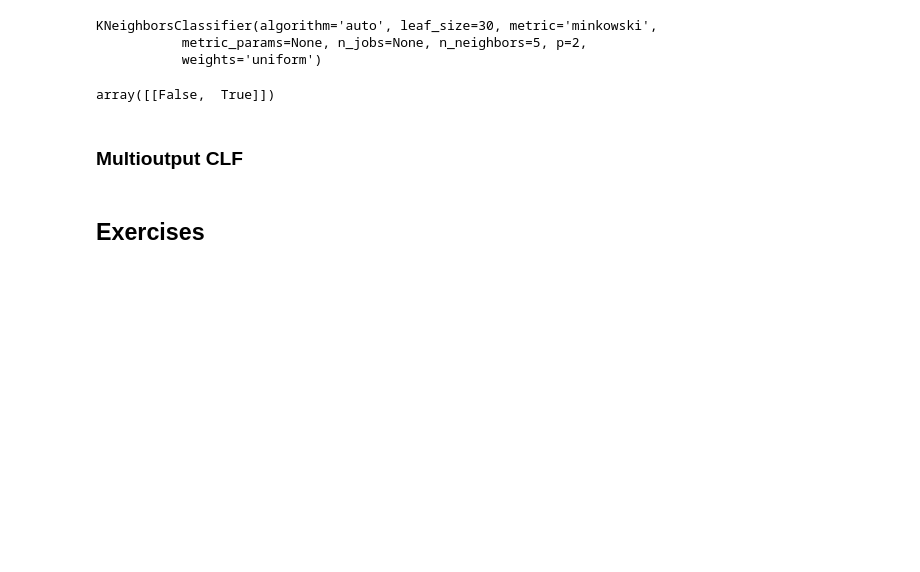
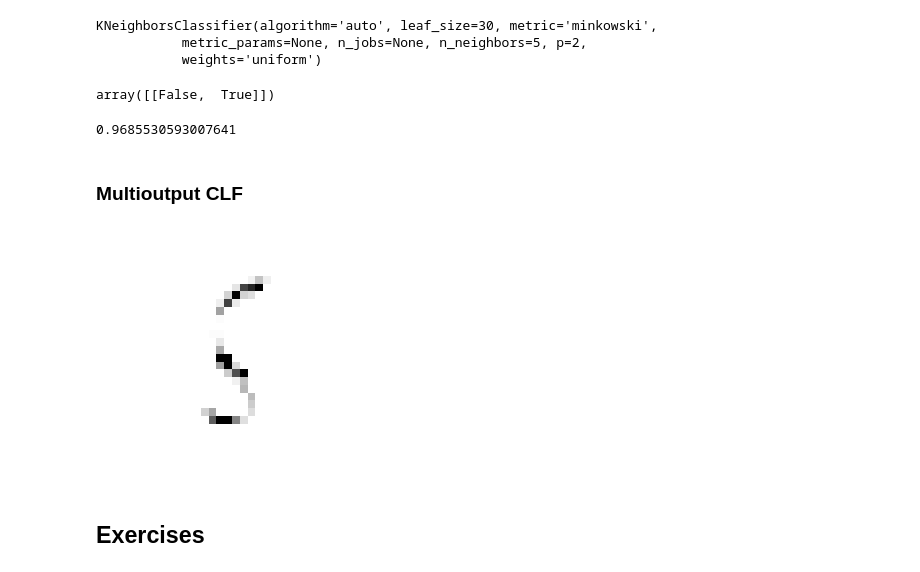
Before and after one commit to gsam1/dsml-learning, a Jupyter notebook: HO_SKLearn_TF/03_Classification.ipynb, the cells around one changed output. Saved outputs shown, nothing was run; the diff lists cells and outputs as text; code cells hidden in the pictures; blank space fills up the shorter version.

```diff
--- a/HO_SKLearn_TF/03_Classification.ipynb
+++ b/HO_SKLearn_TF/03_Classification.ipynb
@@ -346,20 +334,27 @@ knn_clf.predict([some_digit])
 # %% [output]
 array([[False,  True]])
 # %%
-y_train_knn_pred = cross_val_predict(knn_clf, X_train, y_train, cv=3)
+y_train_knn_pred = cross_val_predict(knn_clf, X_train, y_train, cv=3, n_jobs=-1)
 f1_score(y_train, y_train_knn_pred, average="macro")
+# %% [output]
+0.9685530593007641
 # %% [markdown]
 ### Multioutput CLF
 # %%
-noise = rnd.randint(0, 100, (len(X_train), 784))
-noise = rnd.randint(0, 100, (len(X_test), 784))
-X_train_mod = X_train + noise
-X_test_mod = X_test + noise
+noise_train = np.random.randint(0, 100, (len(X_train), 784))
+noise_test = np.random.randint(0, 100, (len(X_test), 784))
+X_train_mod = X_train + noise_train
+X_test_mod = X_test + noise_test
 y_train_mod = X_train
 y_test_mod = X_test
 # %%
 knn_clf.fit(X_train_mod, y_train_mod)
-clean_digit = knn_clf.predict([X_test_mod[some_index]])
-plot_digit(clean_digit)
+clean_digit = knn_clf.predict([X_test_mod[5474]])
+clean_digit_image = clean_digit.reshape(28,28)
+plt.imshow(clean_digit_image, cmap = matplotlib.cm.binary, interpolation='nearest')
+plt.axis('off')
+plt.show()
+# %% [output]
+[figure, added]
 # %% [markdown]
 ## Exercises
```
Also changed, not shown: parts of 35 cells of this notebook.
